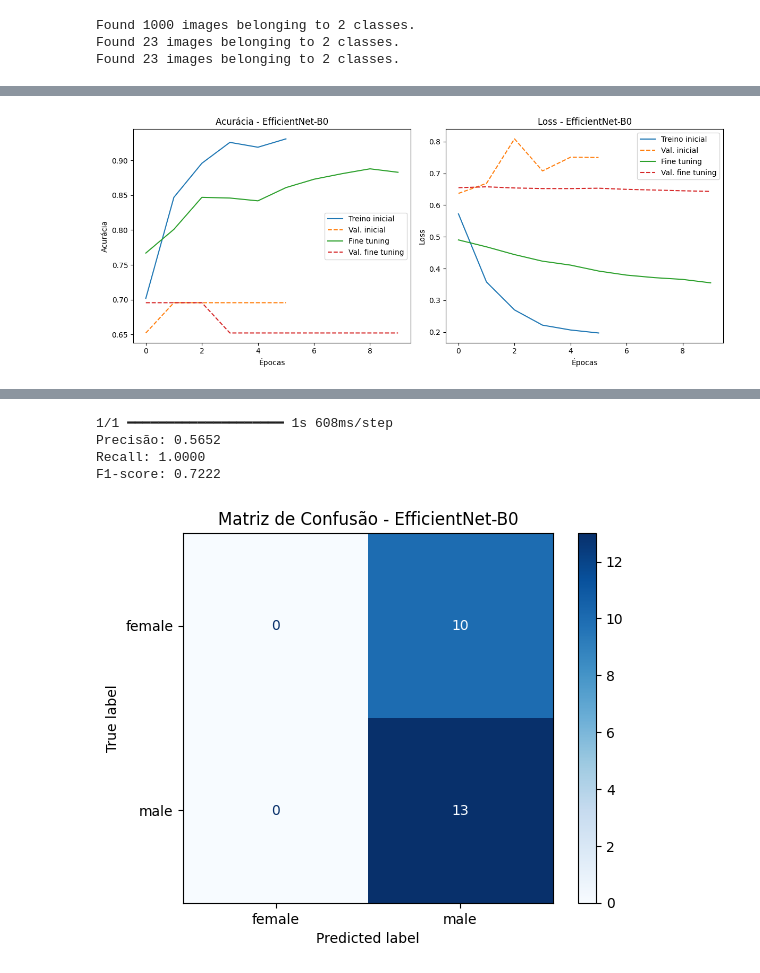
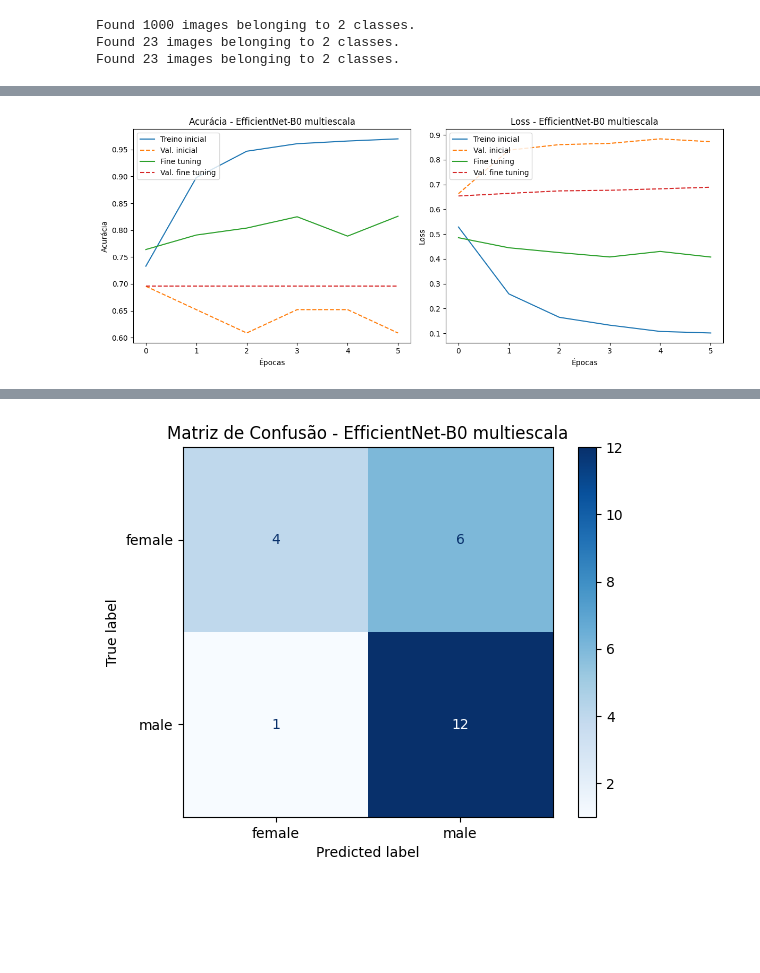
Before and after one commit to a-mendes/cockatiel-gender-identification-cnn, a Jupyter notebook: Identificação_de_Gênero_em_Calopstas.ipynb, the cells around one changed output, grey strips where cells are left out. Drawn from its saved outputs; the diff is of its cells as text; code cells hidden in the pictures; blank space fills up the shorter version.

```diff
--- a/Identificação_de_Gênero_em_Calopstas.ipynb
+++ b/Identificação_de_Gênero_em_Calopstas.ipynb
@@ -456,13 +464,13 @@ eff_augmented_path_train = os.path.join(eff_dataset_root, 'cockatiel_gender_trai
 eff_segmented_validation_path = os.path.join(eff_dataset_root, 'cockatiel_gender_validation')
 eff_segmented_test_path = os.path.join(eff_dataset_root, 'cockatiel_gender_test')
 
-eff_datagen = ImageDataGenerator(preprocessing_function=efficientnet_preprocess_input)
+eff_datagen = ImageDataGenerator(preprocessing_function=tf.keras.applications.efficientnet.preprocess_input)
 
 eff_train_generator = eff_datagen.flow_from_directory(
     eff_augmented_path_train,
     target_size=(224, 224),
     batch_size=32,
-    class_mode='binary',
+    class_mode='sparse',
     classes=['female', 'male'],
 )
 
@@ -470,7 +478,7 @@ eff_validation_generator = eff_datagen.flow_from_directory(
     eff_segmented_validation_path,
     target_size=(224, 224),
     batch_size=32,
-    class_mode='binary',
+    class_mode='sparse',
     classes=['female', 'male'],
     shuffle=False,
 )
@@ -479,7 +487,7 @@ eff_test_generator = eff_datagen.flow_from_directory(
     eff_segmented_test_path,
     target_size=(224, 224),
     batch_size=32,
-    class_mode='binary',
+    class_mode='sparse',
     classes=['female', 'male'],
     shuffle=False,
 )
@@ -567,24 +590,24 @@ Epoch 6/10
 # %%
 eff_base_model.trainable = True
-for layer in eff_base_model.layers[:-20]:
+for layer in eff_base_model.layers[:100]:
     layer.trainable = False
 
 eff_model.compile(
-    optimizer=tf.keras.optimizers.Adam(learning_rate=1e-5),
-    loss='binary_crossentropy',
-    metrics=[
-        'accuracy',
-        tf.keras.metrics.Precision(name='precision'),
-        tf.keras.metrics.Recall(name='recall'),
-        tf.keras.metrics.AUC(name='auc')
-    ]
+    optimizer=tf.keras.optimizers.Adam(learning_rate=5e-6),
+    loss='sparse_categorical_crossentropy',
+    metrics=['accuracy']
 )
+
+eff_callbacks_phase2 = [
+    EarlyStopping(monitor='val_loss', patience=5, restore_best_weights=True),
+    ReduceLROnPlateau(monitor='val_loss', factor=0.2, patience=2, min_lr=1e-6)
+]
 
 eff_history_finetune = eff_model.fit(
     eff_train_generator,
     validation_data=eff_validation_generator,
-    epochs=10,
-    callbacks=eff_callbacks
+    epochs=30,
+    callbacks=eff_callbacks_phase2
 )
 
 
@@ -596,7 +619,7 @@ def plot_effnet_curves(history_initial, history_finetune):
     plt.plot(history_initial.history['val_accuracy'], linestyle='--', label='Val. inicial')
     plt.plot(history_finetune.history['accuracy'], label='Fine tuning')
     plt.plot(history_finetune.history['val_accuracy'], linestyle='--', label='Val. fine tuning')
-    plt.title('Acurácia - EfficientNet-B0')
+    plt.title('Acurácia - EfficientNet-B0 multiescala')
     plt.xlabel('Épocas')
     plt.ylabel('Acurácia')
     plt.legend()
@@ -606,7 +629,7 @@ def plot_effnet_curves(history_initial, history_finetune):
     plt.plot(history_initial.history['val_loss'], linestyle='--', label='Val. inicial')
     plt.plot(history_finetune.history['loss'], label='Fine tuning')
     plt.plot(history_finetune.history['val_loss'], linestyle='--', label='Val. fine tuning')
-    plt.title('Loss - EfficientNet-B0')
+    plt.title('Loss - EfficientNet-B0 multiescala')
     plt.xlabel('Épocas')
     plt.ylabel('Loss')
     plt.legend()
@@ -618,36 +641,30 @@ def plot_effnet_curves(history_initial, history_finetune):
 plot_effnet_curves(eff_history, eff_history_finetune)
 
 
-def find_best_threshold_eff(model, validation_generator):
-    validation_generator.reset()
-    validation_probabilities = model.predict(validation_generator).ravel()
-    validation_true = validation_generator.classes
+eff_test_generator.reset()
+eff_probabilities = eff_model.predict(eff_test_generator)
+eff_predicted_classes = np.argmax(eff_probabilities, axis=1)
+eff_true_classes = eff_test_generator.classes
 
-    precisions, recalls, thresholds = precision_recall_curve(validation_true, validation_probabilities)
-    f1_scores = (2 * precisions * recalls) / (precisions + recalls + 1e-8)
-    best_index = np.argmax(f1_scores[:-1])
-    return thresholds[best_index]
+eff_precision = precision_score(eff_true_classes, eff_predicted_classes)
+eff_recall = recall_score(eff_true_classes, eff_predicted_classes)
+eff_f1 = f1_score(eff_true_classes, eff_predicted_classes)
 
-
-eff_threshold = find_best_threshold_eff(eff_model, eff_validation_generator)
-print(f'Best threshold EfficientNet-B0: {eff_threshold:.4f}')
-
-
-eff_test_generator.reset()
-eff_predictions = eff_model.predict(eff_test_generator).ravel()
-eff_predicted_classes = (eff_predictions >= eff_threshold).astype(int)
-
-eff_precision = precision_score(eff_test_generator.classes, eff_predicted_classes)
-eff_recall = recall_score(eff_test_generator.classes, eff_predicted_classes)
-eff_f1 = f1_score(eff_test_generator.classes, eff_predicted_classes)
+classification_report_text = classification_report(
+    eff_true_classes,
+    eff_predicted_classes,
+    target_names=['female', 'male']
+)
 
 print(f'Precisão: {eff_precision:.4f}')
 print(f'Recall: {eff_recall:.4f}')
 print(f'F1-score: {eff_f1:.4f}')
+print('\nRelatório de classificação:')
+print(classification_report_text)
 
-eff_cm = confusion_matrix(eff_test_generator.classes, eff_predicted_classes)
+eff_cm = confusion_matrix(eff_true_classes, eff_predicted_classes)
 eff_disp = ConfusionMatrixDisplay(confusion_matrix=eff_cm, display_labels=['female', 'male'])
 eff_disp.plot(cmap=plt.cm.Blues)
-plt.title('Matriz de Confusão - EfficientNet-B0')
+plt.title('Matriz de Confusão - EfficientNet-B0 multiescala')
 plt.show()
 # %% [output]
@@ -674,2 +683,2 @@ Epoch 10/10
-[figure, old version]
+[figure, new version]
 1/1 ━━━━━━━━━━━━━━━━━━━━ 2s 2s/step
@@ -677,5 +698 @@ Best threshold EfficientNet-B0: 0.1521
-1/1 ━━━━━━━━━━━━━━━━━━━━ 1s 608ms/step
-Precisão: 0.5652
-Recall: 1.0000
-F1-score: 0.7222
-[figure, old version]
+[figure, new version]
```
Also changed, not shown: parts of 18 cells of this notebook.
